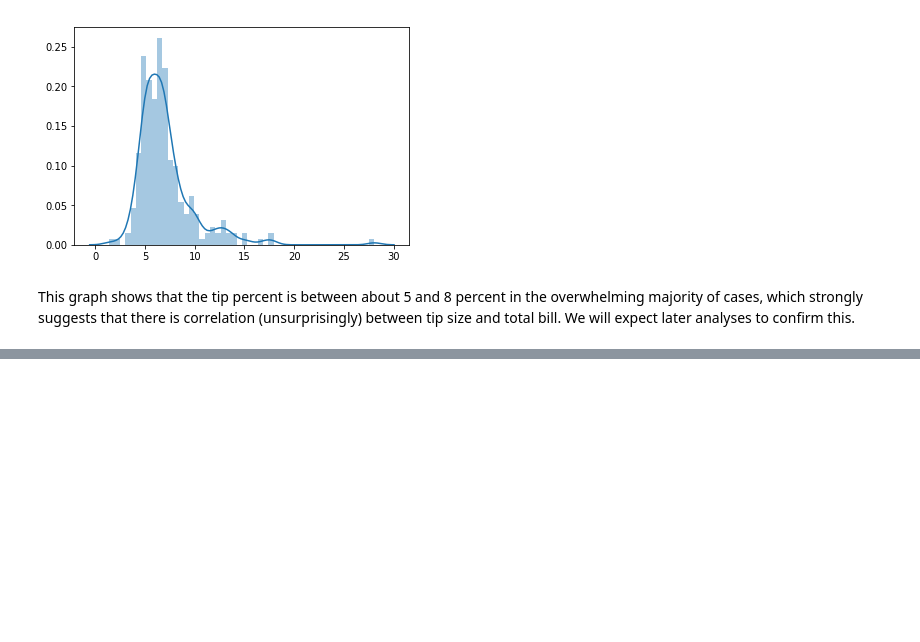
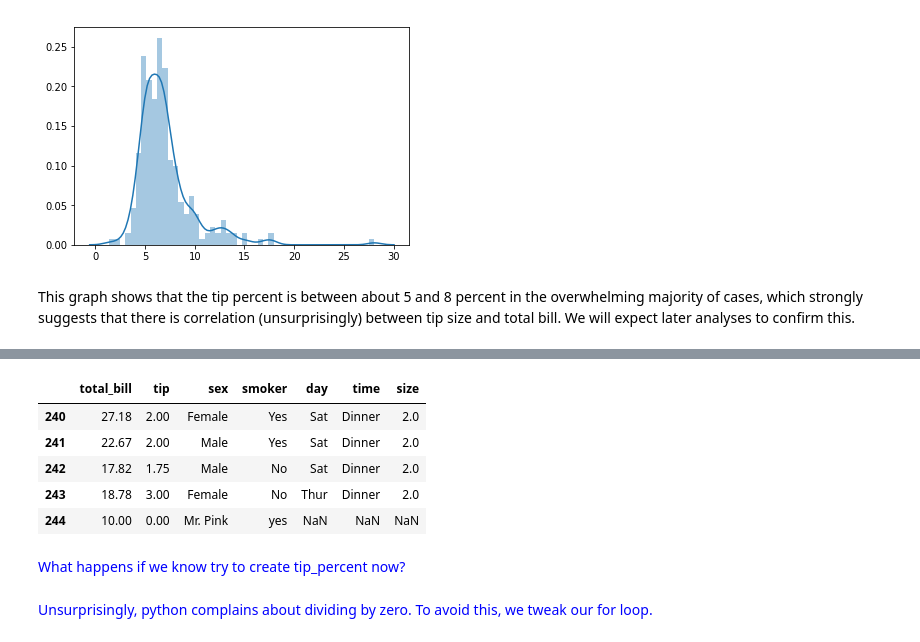
Before and after one commit to HFintan/HDip-FunDatAnalytics, a Jupyter notebook: fda_assignment.ipynb, the cells around one changed output, grey strips where cells are left out. Saved outputs shown, nothing was run; the diff lists cells and outputs as text; code cells hidden in the pictures; blank space fills up the shorter version.

```diff
--- a/fda_assignment.ipynb
+++ b/fda_assignment.ipynb
@@ -120,0 +108,12 @@ This graph shows that the tip percent is between about 5 and 8 percent in the ov
+# %%
+mr_pink=tips.append({'total_bill': 10, 'tip' : 0, 'sex' : 'Mr. Pink', 'smoker' : 'yes'}, ignore_index=True)
+mr_pink.tail()
+# %% [output]
+|  | total_bill | tip | sex | smoker | day | time | size |
+| 240 | 27.18 | 2.00 | Female | Yes | Sat | Dinner | 2.0 |
+| 241 | 22.67 | 2.00 | Male | Yes | Sat | Dinner | 2.0 |
+| 242 | 17.82 | 1.75 | Male | No | Sat | Dinner | 2.0 |
+| 243 | 18.78 | 3.00 | Female | No | Thur | Dinner | 2.0 |
+| 244 | 10.00 | 0.00 | Mr. Pink | yes | NaN | NaN | NaN |
+# %% [markdown]
+<font color='blue'>What happens if we know try to create tip_percent now?</font>
@@ -120,0 +124,2 @@ This graph shows that the tip percent is between about 5 and 8 percent in the ov
+# %% [markdown]
+<font color='blue'>Unsurprisingly, python complains about dividing by zero. To avoid this, we tweak our for loop.
```
Also changed, not shown: parts of 7 cells of this notebook.
